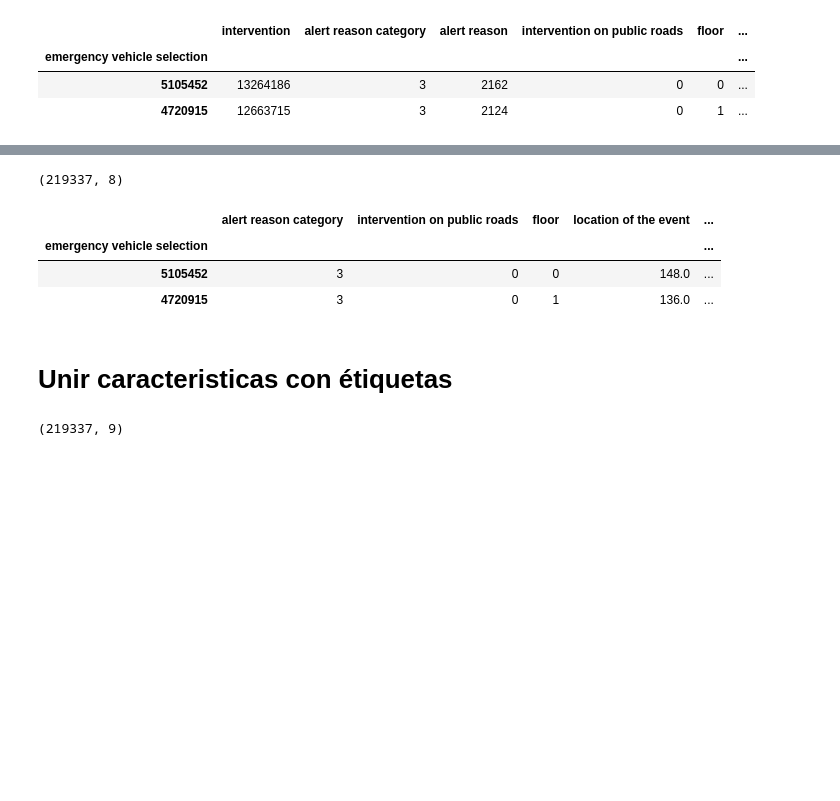
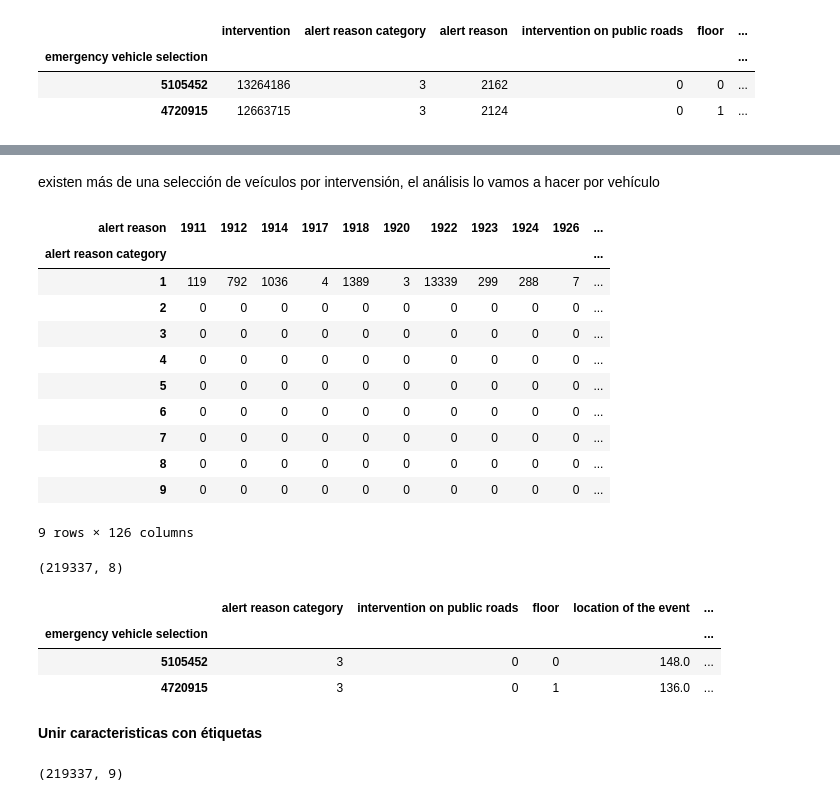
Before and after one commit to AnIsAsPe/Regresion-Robusta-para-estimar-tiempo-de-respuesta-de-un-servicio-de-emergencia, a Jupyter notebook: 1_Response_time_Paris_Fire_Brigade.ipynb, the cells around one changed output, grey strips where cells are left out. Drawn from its saved outputs; the diff is of its cells as text; code cells hidden in the pictures; blank space fills up the shorter version.

```diff
--- a/1_Response_time_Paris_Fire_Brigade.ipynb
+++ b/1_Response_time_Paris_Fire_Brigade.ipynb
@@ -101,3 +121,20 @@ input.head(2)
+# %% [markdown]
+existen más de una selección de veículos por intervensión, el análisis lo vamos a hacer por vehículo
+# %%
+pd.crosstab(input['alert reason category'], input['alert reason'])
+# %% [output]
+| alert reason | 1911 | 1912 | 1914 | 1917 | 1918 | 1920 | 1922 | 1923 | 1924 | 1926 | ... |
+| alert reason category |  |  |  |  |  |  |  |  |  |  | ... |
+| 1 | 119 | 792 | 1036 | 4 | 1389 | 3 | 13339 | 299 | 288 | 7 | ... |
+| 2 | 0 | 0 | 0 | 0 | 0 | 0 | 0 | 0 | 0 | 0 | ... |
+| 3 | 0 | 0 | 0 | 0 | 0 | 0 | 0 | 0 | 0 | 0 | ... |
+| 4 | 0 | 0 | 0 | 0 | 0 | 0 | 0 | 0 | 0 | 0 | ... |
+| 5 | 0 | 0 | 0 | 0 | 0 | 0 | 0 | 0 | 0 | 0 | ... |
+| 6 | 0 | 0 | 0 | 0 | 0 | 0 | 0 | 0 | 0 | 0 | ... |
+| 7 | 0 | 0 | 0 | 0 | 0 | 0 | 0 | 0 | 0 | 0 | ... |
+| 8 | 0 | 0 | 0 | 0 | 0 | 0 | 0 | 0 | 0 | 0 | ... |
+| 9 | 0 | 0 | 0 | 0 | 0 | 0 | 0 | 0 | 0 | 0 | ... |
+9 rows × 126 columns
 # %%
 #Borrar columnas que no utilizaremos
 
@@ -128,8 +165,8 @@ df.head(2)
 | emergency vehicle selection |  |  |  |  | ... |
 | 5105452 | 3 | 0 | 0 | 148.0 | ... |
 | 4720915 | 3 | 0 | 1 | 136.0 | ... |
-# %% [markdown]
-# Unir caracteristicas con étiquetas
+# %% [markdown]
+__Unir caracteristicas con étiquetas__
 # %%
 df=pd.concat([df,Y], axis=1)
 print(df.shape)
```
Also changed, not shown: parts of 16 cells of this notebook.
